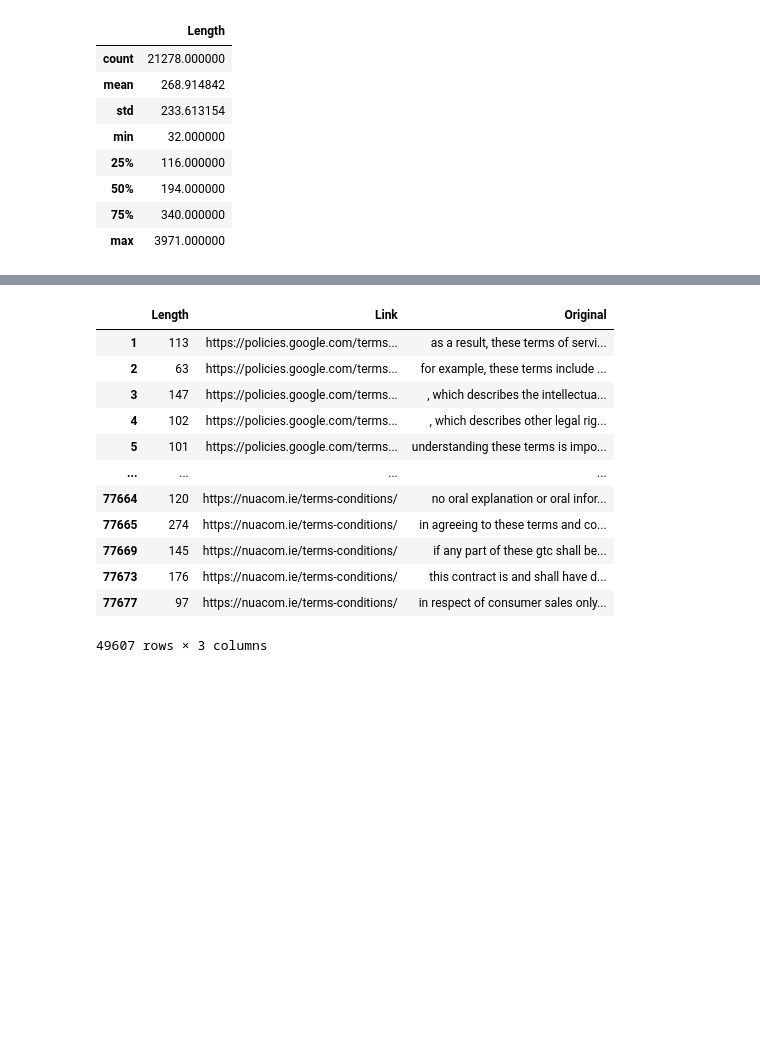
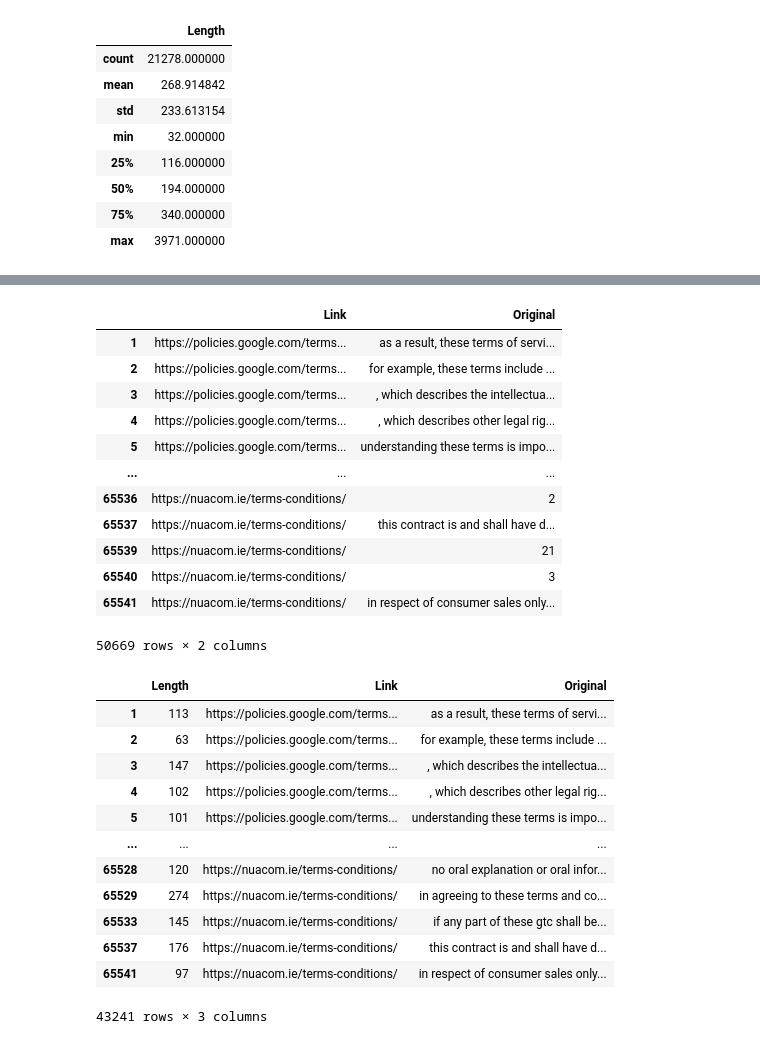
Before and after one commit to JLGGG/ToS-crawler, a Jupyter notebook: clear_sentence.ipynb, the cells around one changed output, grey strips where cells are left out. Cells and saved outputs as stored; diff of their text form; code cells hidden in the pictures; blank space fills up the shorter version.

```diff
--- a/clear_sentence.ipynb
+++ b/clear_sentence.ipynb
@@ -112,0 +71,55 @@ df_sorted_result
+# %%
+import re
+def split_sentence(sentence):
+    t_list = re.split('[;.]', sentence)
+
+    return t_list
+
+def filter_roman_number(s):
+    result = []
+    for t in s:
+        if re.search('\(.\)', str(t)) != None:
+            result.append(list(filter(None, re.split('\(.\)', str(t).strip()))))
+        elif re.search('\(..\)', str(t)) != None:
+            result.append(list(filter(None, re.split('\(..\)', str(t).strip()))))
+        elif re.search('\(...\)', str(t)) != None:
+            result.append(list(filter(None, re.split('\(...\)', str(t).strip()))))
+        elif re.search('\(....\)', str(t)) != None:
+            result.append(list(filter(None, re.split('\(....\)', str(t).strip()))))
+    return result
+
+def make_new_row(plist, df_sorted_result):
+    for s in plist:
+        new_row = {
+            'Link': row['Link'],
+            'Original': s,
+        }
+        df_sorted_result = df_sorted_result.append(new_row, ignore_index=True)
+    return df_sorted_result
+
+df_sorted_result = pd.DataFrame(columns=['Link', 'Original'])
+for i, row in df_sorted.iterrows():
+    t_list = split_sentence(row['Original'])
+    f_list = filter_roman_number(t_list)
+
+    if not f_list:
+        df_sorted_result = make_new_row(t_list, df_sorted_result)
+    else:
+        df_sorted_result = make_new_row(f_list, df_sorted_result)
+
+df_sorted_result = df_sorted_result[df_sorted_result['Original'] != '']
+df_sorted_result
+# %% [output]
+|  | Link | Original |
+| 1 | https://policies.google.com/terms... | as a result, these terms of servi... |
+| 2 | https://policies.google.com/terms... | for example, these terms include ... |
+| 3 | https://policies.google.com/terms... | , which describes the intellectua... |
+| 4 | https://policies.google.com/terms... | , which describes other legal rig... |
+| 5 | https://policies.google.com/terms... | understanding these terms is impo... |
+| ... | ... | ... |
+| 65536 | https://nuacom.ie/terms-conditions/ | 2 |
+| 65537 | https://nuacom.ie/terms-conditions/ | this contract is and shall have d... |
+| 65539 | https://nuacom.ie/terms-conditions/ | 21 |
+| 65540 | https://nuacom.ie/terms-conditions/ | 3 |
+| 65541 | https://nuacom.ie/terms-conditions/ | in respect of consumer sales only... |
+50669 rows × 2 columns
@@ -115,6 +152,7 @@ df_sorted_result['Length'] = 0
 df_sorted_result['Length'] = df_sorted_result['Original'].apply(lambda x: len(x))
 df_sorted_result = df_sorted_result[['Length', 'Link', 'Original']]
 #df_sorted_result = df_sorted_result.sort_values(by='Length', ascending=False)
+df_sorted_result['Original'] = df_sorted_result['Original'].astype(str)
 df_sorted_result = df_sorted_result.drop_duplicates(['Original'])
 df_sorted_result
 # %% [output]
@@ -125,9 +163,9 @@ df_sorted_result
 | 4 | 102 | https://policies.google.com/terms... | , which describes other legal rig... |
 | 5 | 101 | https://policies.google.com/terms... | understanding these terms is impo... |
 | ... | ... | ... | ... |
-| 77664 | 120 | https://nuacom.ie/terms-conditions/ | no oral explanation or oral infor... |
-| 77665 | 274 | https://nuacom.ie/terms-conditions/ | in agreeing to these terms and co... |
-| 77669 | 145 | https://nuacom.ie/terms-conditions/ | if any part of these gtc shall be... |
-| 77673 | 176 | https://nuacom.ie/terms-conditions/ | this contract is and shall have d... |
-| 77677 | 97 | https://nuacom.ie/terms-conditions/ | in respect of consumer sales only... |
+| 65528 | 120 | https://nuacom.ie/terms-conditions/ | no oral explanation or oral infor... |
+| 65529 | 274 | https://nuacom.ie/terms-conditions/ | in agreeing to these terms and co... |
+| 65533 | 145 | https://nuacom.ie/terms-conditions/ | if any part of these gtc shall be... |
+| 65537 | 176 | https://nuacom.ie/terms-conditions/ | this contract is and shall have d... |
+| 65541 | 97 | https://nuacom.ie/terms-conditions/ | in respect of consumer sales only... |
-49607 rows × 3 columns
+43241 rows × 3 columns
```
Also changed, not shown: parts of 10 cells of this notebook.
